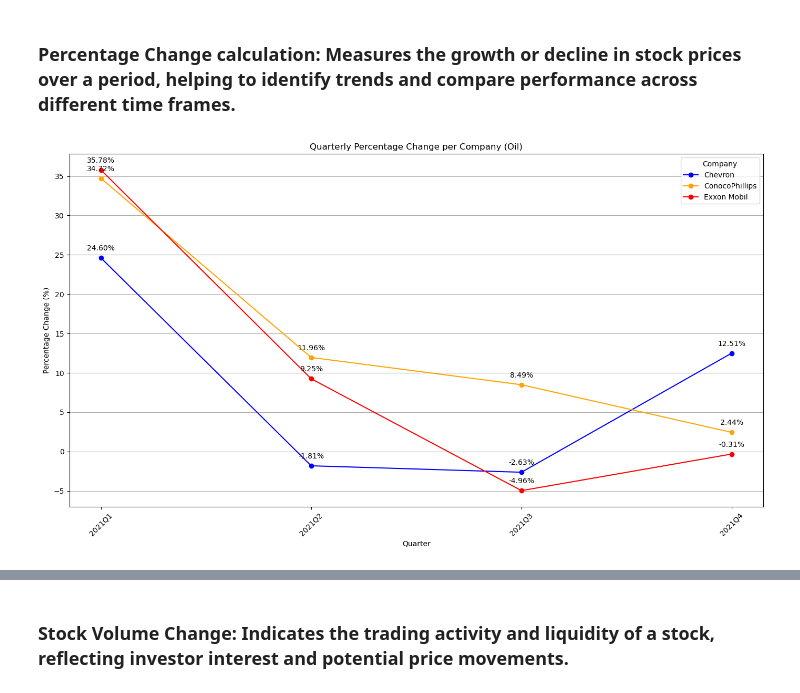
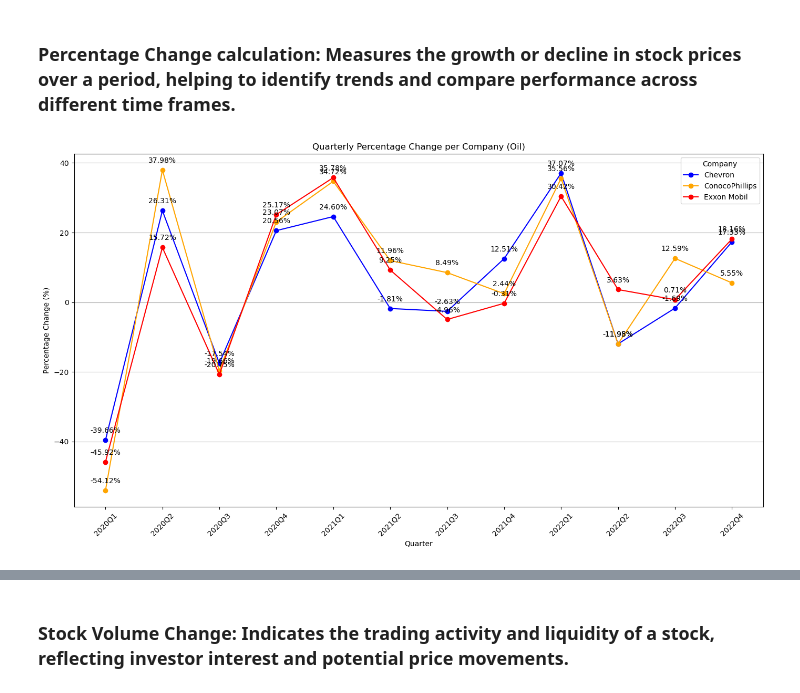
Before and after one commit to CassioSperb/Project_3, a Jupyter notebook: data/Project_Stock_Analysis.ipynb, the cells around one changed output, grey strips where cells are left out. Drawn from its saved outputs; the diff is of its cells as text; code cells hidden in the pictures.

```diff
--- a/data/Project_Stock_Analysis.ipynb
+++ b/data/Project_Stock_Analysis.ipynb
@@ -41,3 +41,22 @@ for company, tele_symbol in tele_symbols.items():
     tele_stock_data[company] = fetch_yfinance_data(tele_symbol)
 # %% [markdown]
 ### Data Cleaning and Organization.
+# %%
+# Convert the Tele Date column to datetime format
+tele_stock_data = {company: tele_stock_data[company].copy() for company in tele_stock_data}  # Ensure we work with a copy
+
+for company in tele_stock_data:
+    tele_stock_data[company]['Date'] = pd.to_datetime(tele_stock_data[company]['Date'])
+
+# Combine the individual company DataFrames into a single DataFrame for cleaning
+combined_tele_data = pd.concat(tele_stock_data.values(), ignore_index=True)
+
+# Sort the data by Company and Date
+combined_tele_data.sort_values(by=['Company', 'Date'], inplace=True)
+
+# Handle missing values (if any)
+combined_tele_data.ffill(inplace=True)  # Forward fill
+combined_tele_data.bfill(inplace=True)  # Backward fill
+
+# Display the cleaned and combined data
+combined_tele_data.head(-1)
@@ -113,14 +141,10 @@ combined_oil_data.sort_values(by=['Company', 'Date'], inplace=True)
 combined_oil_data.ffill(inplace=True)  # Forward fill
 combined_oil_data.bfill(inplace=True)  # Backward fill
 
-# Filter the data to include only dates from 2020-01-01 to 2022-01-01
-start_date = pd.Timestamp('2021-01-01')
-end_date = pd.Timestamp('2022-01-01')
-filtered_oil_data = combined_oil_data[(combined_oil_data['Date'] >= start_date) & (combined_oil_data['Date'] <= end_date)].copy()
 
 # Extract year and quarter
-filtered_oil_data['Year'] = filtered_oil_data['Date'].dt.year
-filtered_oil_data['Quarter'] = filtered_oil_data['Date'].dt.to_period('Q')
+combined_oil_data['Year'] = combined_oil_data['Date'].dt.year
+combined_oil_data['Quarter'] = combined_oil_data['Date'].dt.to_period('Q')
 
 # Define the mapping of symbols to full company names
 company_name_mapping = {
@@ -129,12 +153,12 @@ company_name_mapping = {
     'COP': 'ConocoPhillips'
 }
 
-# Assuming 'filtered_oil_data' is already available, we'll map the company names accordingly
-filtered_oil_data['Company'] = filtered_oil_data['Company'].map(company_name_mapping)
+# Assuming 'combined_oil_data' is already available, we'll map the company names accordingly
+combined_oil_data['Company'] = combined_oil_data['Company'].map(company_name_mapping)
 
 # Save the cleaned and filtered Oil data to a CSV file
-filtered_oil_data.to_csv('outputs/filtered_oil_data.csv', index=False)
+combined_oil_data.to_csv('outputs/combined_oil_data.csv', index=False)
 
 # Output to check if data is cleaned properly
-print(filtered_oil_data.head())
+print(combined_oil_data.head(-1))
 # %% [output]
@@ -157,7 +185,7 @@ print(filtered_oil_data.head())
 ### Percentage Change calculation: Measures the growth or decline in stock prices over a period, helping to identify trends and compare performance across different time frames.
 # %%
 # Calculate the percentage change in Oil Stock for each quarter
-quarterly_oil_percentage_change = filtered_oil_data.groupby(['Company', 'Quarter'], as_index=False).apply(
+quarterly_oil_percentage_change = combined_oil_data.groupby(['Company', 'Quarter'], as_index=False).apply(
     lambda x: pd.Series({
         'Percentage Change': (x.loc[x['Date'].idxmax()]['Open'] - x.loc[x['Date'].idxmin()]['Close']) / x.loc[x['Date'].idxmin()]['Close'] * 100
     })
@@ -168,33 +196,33 @@ quarterly_oil_percentage_change['Quarter'] = quarterly_oil_percentage_change['Qu
 
 # Define the colors for each company using the stock symbols instead of full company names
 oil_colors = {'Exxon Mobil': 'Red', 'Chevron': 'Blue', 'ConocoPhillips': 'Orange'}
 
 # Plot the quarterly percentage change
 plt.figure(figsize=(14, 8))
 
 for company in quarterly_oil_percentage_change['Company'].unique():
     company_data = quarterly_oil_percentage_change[quarterly_oil_percentage_change['Company'] == company]
 
     # Ensure the symbol matches the color dictionary key
     plt.plot(company_data['Quarter'], company_data['Percentage Change'], marker='o', label=company, color=oil_colors[company])
 
     # Annotate each percentage change by stock per quarter
     for i, row in company_data.iterrows():
         plt.annotate(f"{row['Percentage Change']:.2f}%",
                      (row['Quarter'], row['Percentage Change']),
                      textcoords="offset points", xytext=(0,10), ha='center')
 
 # Plot visual formatting
 plt.title('Quarterly Percentage Change per Company (Oil)')
 plt.xlabel('Quarter')
 plt.ylabel('Percentage Change (%)')
 plt.legend(title='Company')
 plt.grid(axis='y')  # Add grid lines on the y-axis for clarity
 plt.xticks(rotation=45)  # Rotate x-axis labels for better readability
 plt.tight_layout()  # Adjusts the plot to ensure everything fits properly
 plt.savefig('outputs/oil_stock_change.png')
 plt.show()
 # %% [output]
-[figure, old version]
+[figure, new version]
 # %%
 # Calculate the percentage change in Telecom Stock for each quarter
```
Also changed, not shown: parts of 17 cells of this notebook, 14 other files.
